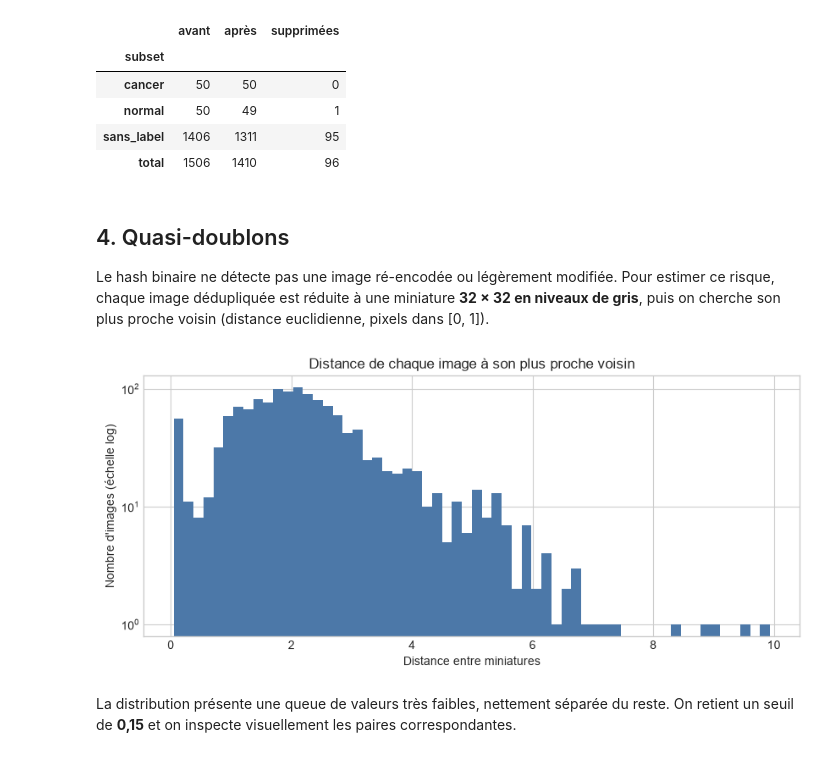
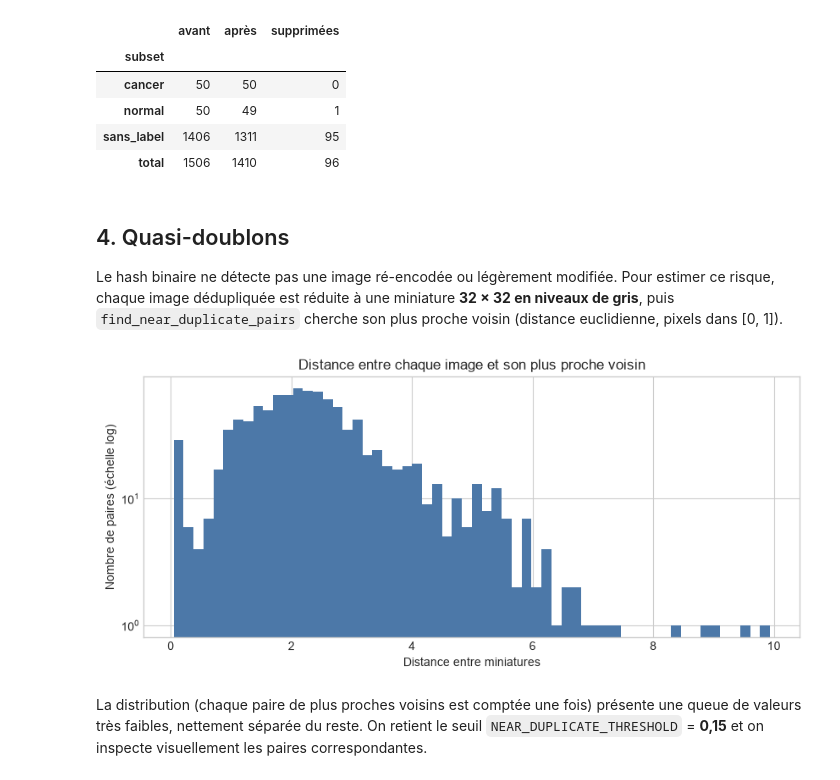
Before and after one commit to lefevrk/OC-Appliquez-des-approches-semi-supervisees, a Jupyter notebook: notebooks/02.0-kl-duplicates-analysis.ipynb, the cells around one changed output. Cells and saved outputs as stored; diff of their text form; code cells hidden in the pictures.

Commit message:
refactor(notebooks): use dataset module in duplicates analysis

```diff
--- a/notebooks/02.0-kl-duplicates-analysis.ipynb
+++ b/notebooks/02.0-kl-duplicates-analysis.ipynb
@@ -118,13 +127,6 @@ Pour chaque groupe, on conserve **une seule copie**, choisie ainsi :
 Les copies non annotées d'une image annotée sont donc supprimées : elles créeraient une fuite si elles étaient pseudo-labellisées ou placées dans un autre fold.
 # %%
-deduplicated = (
-    images.sort_values(
-        ["sha256", "is_labeled", "image_id"], ascending=[True, False, True]
-    )
-    .drop_duplicates("sha256", keep="first")
-    .sort_values(["subset", "image_id"])
-    .reset_index(drop=True)
-)
+deduplicated = deduplicate_exact(images)
 
 assert deduplicated["sha256"].is_unique
 assert set(deduplicated["sha256"]) == set(images["sha256"]), (
@@ -154,41 +156,21 @@ display(summary)
 # %% [markdown]
 ## 4. Quasi-doublons
 
-Le hash binaire ne détecte pas une image ré-encodée ou légèrement modifiée. Pour estimer ce risque, chaque image dédupliquée est réduite à une miniature **32 × 32 en niveaux de gris**, puis on cherche son plus proche voisin (distance euclidienne, pixels dans [0, 1]).
+Le hash binaire ne détecte pas une image ré-encodée ou légèrement modifiée. Pour estimer ce risque, chaque image dédupliquée est réduite à une miniature **32 × 32 en niveaux de gris**, puis `find_near_duplicate_pairs` cherche son plus proche voisin (distance euclidienne, pixels dans [0, 1]).
 # %%
-THUMBNAIL_SIZE = 32
-
-
-def load_thumbnail(filepath) -> np.ndarray:
-    """Retourne une miniature en niveaux de gris, aplatie, valeurs dans [0, 1]."""
-    with Image.open(filepath) as image:
-        thumbnail = image.convert("L").resize(
-            (THUMBNAIL_SIZE, THUMBNAIL_SIZE), Image.Resampling.BILINEAR
-        )
-    return np.asarray(thumbnail, dtype=np.float32).ravel() / 255
-
-
-thumbnails = np.stack(
-    [load_thumbnail(path) for path in deduplicated["filepath"]]
-)
-
-distances, neighbors = (
-    NearestNeighbors(n_neighbors=2).fit(thumbnails).kneighbors(thumbnails)
-)
-nearest_distance = distances[:, 1]
-nearest_index = neighbors[:, 1]
+all_pairs = find_near_duplicate_pairs(deduplicated, threshold=np.inf)
 
 figure, axis = plt.subplots(figsize=(10, 4))
-axis.hist(nearest_distance, bins=60, color="#4C78A8")
+axis.hist(all_pairs["distance"], bins=60, color="#4C78A8")
 axis.set_yscale("log")
 axis.set(
-    title="Distance de chaque image à son plus proche voisin",
+    title="Distance entre chaque image et son plus proche voisin",
     xlabel="Distance entre miniatures",
-    ylabel="Nombre d'images (échelle log)",
+    ylabel="Nombre de paires (échelle log)",
 )
 plt.show()
 # %% [output]
-[figure, old version]
+[figure, new version]
 # %% [markdown]
-La distribution présente une queue de valeurs très faibles, nettement séparée du reste. On retient un seuil de **0,15** et on inspecte visuellement les paires correspondantes.
+La distribution (chaque paire de plus proches voisins est comptée une fois) présente une queue de valeurs très faibles, nettement séparée du reste. On retient le seuil `NEAR_DUPLICATE_THRESHOLD` = **0,15** et on inspecte visuellement les paires correspondantes.
 # %%
```
Also changed, not shown: parts of 8 cells of this notebook.
